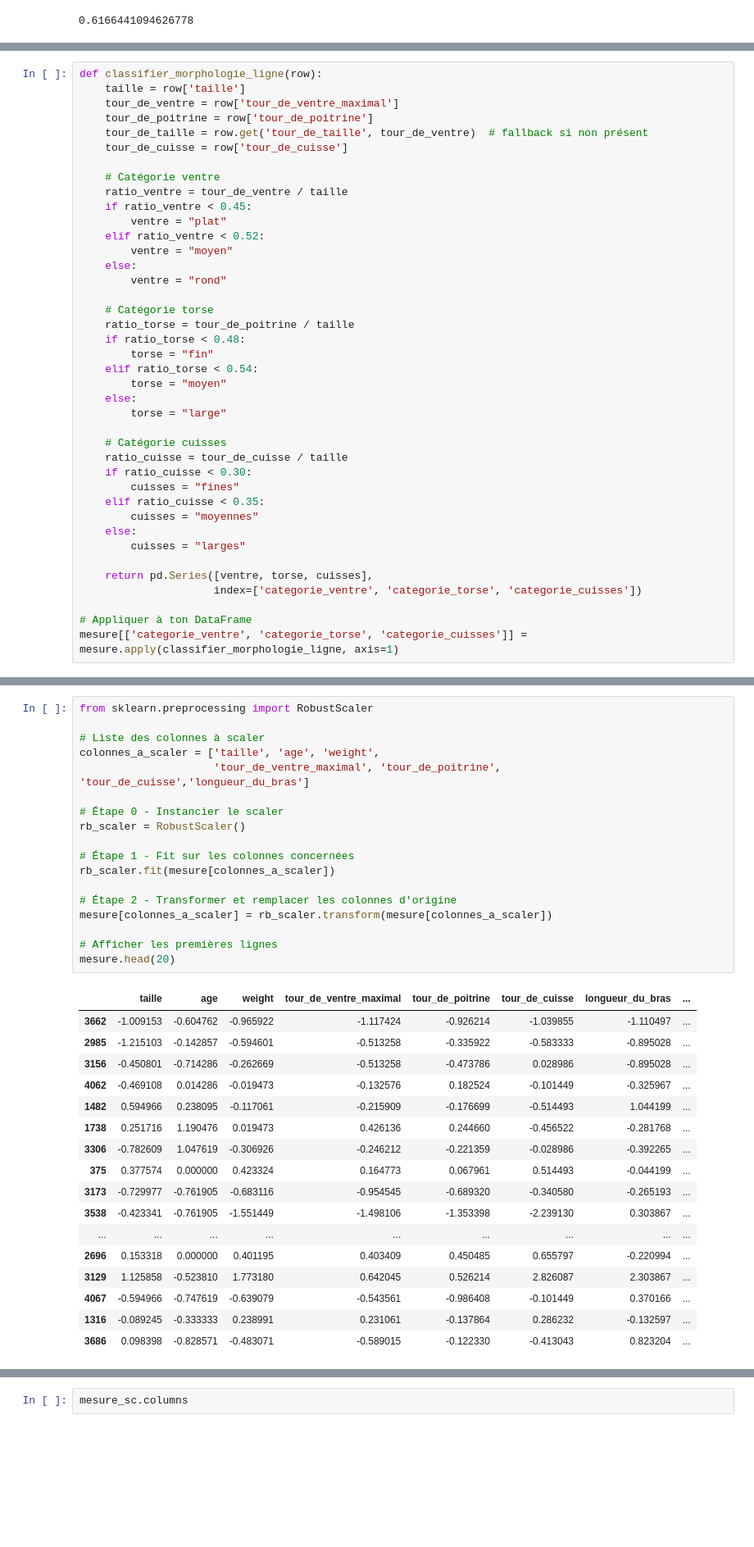
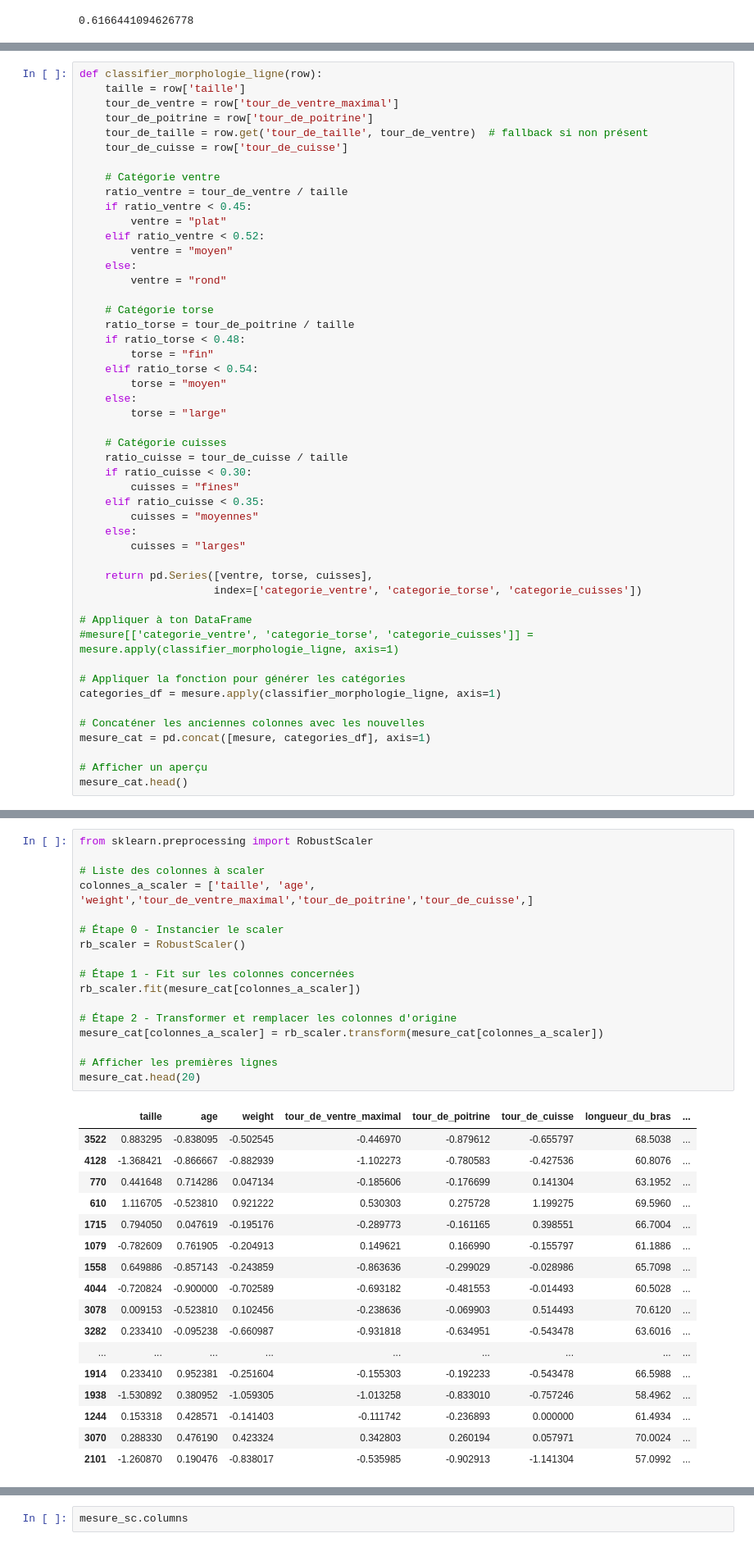
Before and after one commit to cosaques/biba-bop-stage-dataset, a Jupyter notebook: ML_caesar.ipynb, the cells around one changed output, grey strips where cells are left out. Shown at 82% size. Cells and saved outputs as stored; diff of their text form; blank space fills up the shorter version.

```diff
--- a/ML_caesar.ipynb
+++ b/ML_caesar.ipynb
@@ -179,4 +181,13 @@ def classifier_morphologie_ligne(row):
                      index=['categorie_ventre', 'categorie_torse', 'categorie_cuisses'])
 
 # Appliquer à ton DataFrame
-mesure[['categorie_ventre', 'categorie_torse', 'categorie_cuisses']] = mesure.apply(classifier_morphologie_ligne, axis=1)
+#mesure[['categorie_ventre', 'categorie_torse', 'categorie_cuisses']] = mesure.apply(classifier_morphologie_ligne, axis=1)
+
+# Appliquer la fonction pour générer les catégories
+categories_df = mesure.apply(classifier_morphologie_ligne, axis=1)
+
+# Concaténer les anciennes colonnes avec les nouvelles
+mesure_cat = pd.concat([mesure, categories_df], axis=1)
+
+# Afficher un aperçu
+mesure_cat.head()
@@ -203,39 +221,38 @@ mesure.head(20)
 # %%
 from sklearn.preprocessing import RobustScaler
 
 # Liste des colonnes à scaler
-colonnes_a_scaler = ['taille', 'age', 'weight',
-                     'tour_de_ventre_maximal', 'tour_de_poitrine', 'tour_de_cuisse','longueur_du_bras']
+colonnes_a_scaler = ['taille', 'age', 'weight','tour_de_ventre_maximal','tour_de_poitrine','tour_de_cuisse',]
 
 # Étape 0 - Instancier le scaler
 rb_scaler = RobustScaler()
 
 # Étape 1 - Fit sur les colonnes concernées
-rb_scaler.fit(mesure[colonnes_a_scaler])
+rb_scaler.fit(mesure_cat[colonnes_a_scaler])
 
 # Étape 2 - Transformer et remplacer les colonnes d'origine
-mesure[colonnes_a_scaler] = rb_scaler.transform(mesure[colonnes_a_scaler])
+mesure_cat[colonnes_a_scaler] = rb_scaler.transform(mesure_cat[colonnes_a_scaler])
 
 # Afficher les premières lignes
-mesure.head(20)
+mesure_cat.head(20)
 # %% [output]
 |  | taille | age | weight | tour_de_ventre_maximal | tour_de_poitrine | tour_de_cuisse | longueur_du_bras | ... |
-| 3662 | -1.009153 | -0.604762 | -0.965922 | -1.117424 | -0.926214 | -1.039855 | -1.110497 | ... |
-| 2985 | -1.215103 | -0.142857 | -0.594601 | -0.513258 | -0.335922 | -0.583333 | -0.895028 | ... |
-| 3156 | -0.450801 | -0.714286 | -0.262669 | -0.513258 | -0.473786 | 0.028986 | -0.895028 | ... |
-| 4062 | -0.469108 | 0.014286 | -0.019473 | -0.132576 | 0.182524 | -0.101449 | -0.325967 | ... |
-| 1482 | 0.594966 | 0.238095 | -0.117061 | -0.215909 | -0.176699 | -0.514493 | 1.044199 | ... |
-| 1738 | 0.251716 | 1.190476 | 0.019473 | 0.426136 | 0.244660 | -0.456522 | -0.281768 | ... |
-| 3306 | -0.782609 | 1.047619 | -0.306926 | -0.246212 | -0.221359 | -0.028986 | -0.392265 | ... |
-| 375 | 0.377574 | 0.000000 | 0.423324 | 0.164773 | 0.067961 | 0.514493 | -0.044199 | ... |
-| 3173 | -0.729977 | -0.761905 | -0.683116 | -0.954545 | -0.689320 | -0.340580 | -0.265193 | ... |
-| 3538 | -0.423341 | -0.761905 | -1.551449 | -1.498106 | -1.353398 | -2.239130 | 0.303867 | ... |
+| 3522 | 0.883295 | -0.838095 | -0.502545 | -0.446970 | -0.879612 | -0.655797 | 68.5038 | ... |
+| 4128 | -1.368421 | -0.866667 | -0.882939 | -1.102273 | -0.780583 | -0.427536 | 60.8076 | ... |
+| 770 | 0.441648 | 0.714286 | 0.047134 | -0.185606 | -0.176699 | 0.141304 | 63.1952 | ... |
+| 610 | 1.116705 | -0.523810 | 0.921222 | 0.530303 | 0.275728 | 1.199275 | 69.5960 | ... |
+| 1715 | 0.794050 | 0.047619 | -0.195176 | -0.289773 | -0.161165 | 0.398551 | 66.7004 | ... |
+| 1079 | -0.782609 | 0.761905 | -0.204913 | 0.149621 | 0.166990 | -0.155797 | 61.1886 | ... |
+| 1558 | 0.649886 | -0.857143 | -0.243859 | -0.863636 | -0.299029 | -0.028986 | 65.7098 | ... |
+| 4044 | -0.720824 | -0.900000 | -0.702589 | -0.693182 | -0.481553 | -0.014493 | 60.5028 | ... |
+| 3078 | 0.009153 | -0.523810 | 0.102456 | -0.238636 | -0.069903 | 0.514493 | 70.6120 | ... |
+| 3282 | 0.233410 | -0.095238 | -0.660987 | -0.931818 | -0.634951 | -0.543478 | 63.6016 | ... |
 | ... | ... | ... | ... | ... | ... | ... | ... | ... |
-| 2696 | 0.153318 | 0.000000 | 0.401195 | 0.403409 | 0.450485 | 0.655797 | -0.220994 | ... |
-| 3129 | 1.125858 | -0.523810 | 1.773180 | 0.642045 | 0.526214 | 2.826087 | 2.303867 | ... |
-| 4067 | -0.594966 | -0.747619 | -0.639079 | -0.543561 | -0.986408 | -0.101449 | 0.370166 | ... |
-| 1316 | -0.089245 | -0.333333 | 0.238991 | 0.231061 | -0.137864 | 0.286232 | -0.132597 | ... |
-| 3686 | 0.098398 | -0.828571 | -0.483071 | -0.589015 | -0.122330 | -0.413043 | 0.823204 | ... |
+| 1914 | 0.233410 | 0.952381 | -0.251604 | -0.155303 | -0.192233 | -0.543478 | 66.5988 | ... |
+| 1938 | -1.530892 | 0.380952 | -1.059305 | -1.013258 | -0.833010 | -0.757246 | 58.4962 | ... |
+| 1244 | 0.153318 | 0.428571 | -0.141403 | -0.111742 | -0.236893 | 0.000000 | 61.4934 | ... |
+| 3070 | 0.288330 | 0.476190 | 0.423324 | 0.342803 | 0.260194 | 0.057971 | 70.0024 | ... |
+| 2101 | -1.260870 | 0.190476 | -0.838017 | -0.535985 | -0.902913 | -1.141304 | 57.0992 | ... |
 # %%
 from sklearn.preprocessing import OneHotEncoder
 
```
Also changed, not shown: parts of 14 cells of this notebook.
